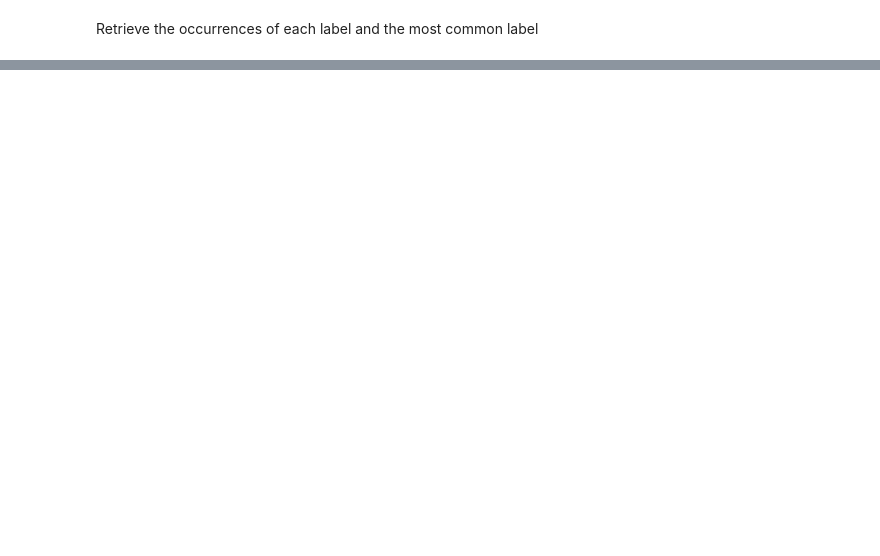
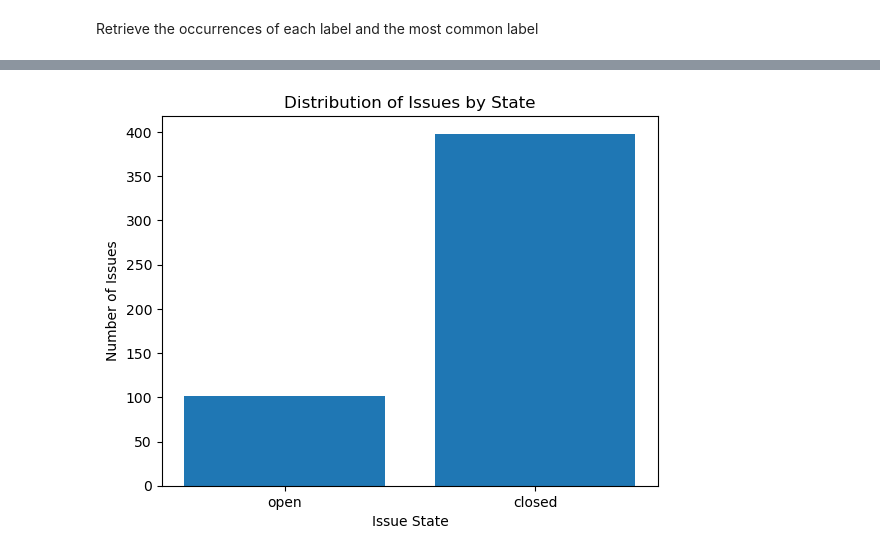
Before and after one commit to BouazizAmina/Rails_Issues_Assignment, a Jupyter notebook: Rails_Issues.ipynb, the cells around one changed output, grey strips where cells are left out. Cells and saved outputs as stored; diff of their text form; code cells hidden in the pictures; blank space fills up the shorter version.

```diff
--- a/Rails_Issues.ipynb
+++ b/Rails_Issues.ipynb
@@ -158,0 +321,25 @@ The most popular label is 'activerecord' with '229'occurrence
+# %%
+issue_counts = {}
+
+
+for issue in issues:
+#     created_at = issue["created_at"]
+    created_at = datetime.strptime(issue["created_at"], "%Y-%m-%dT%H:%M:%SZ")
+    if created_at in issue_counts:
+        issue_counts[created_at] += 1
+    else:
+        issue_counts[created_at] = 1
+
+#     issue_counts[created_at] += 1
+
+dates = sorted(issue_counts.keys())
+counts = [issue_counts[date] for date in dates]
+
+plt.figure(figsize=(10, 6))
+plt.plot(dates, counts, marker="o", linestyle="-")
+plt.xlabel("Date")
+plt.ylabel("Number of Issues")
+plt.title("Number of Issues Over Time")
+plt.xticks(rotation=45)
+plt.grid(True)
+plt.show()
@@ -158,0 +348,21 @@ The most popular label is 'activerecord' with '229'occurrence
+# %%
+# Count the number of issues based on their state
+states = []
+for issue in issues:
+    state = issue['state']
+    states.append(state)
+
+state_counts = Counter(states)
+
+# Extract the states and their respective issue counts
+states = list(state_counts.keys())
+counts = list(state_counts.values())
+
+# Plot
+plt.bar(states, counts)
+plt.xlabel("Issue State")
+plt.ylabel("Number of Issues")
+plt.title("Distribution of Issues by State")
+plt.show()
+# %% [output]
+[figure, added]
```
Also changed, not shown: parts of 17 cells of this notebook.
